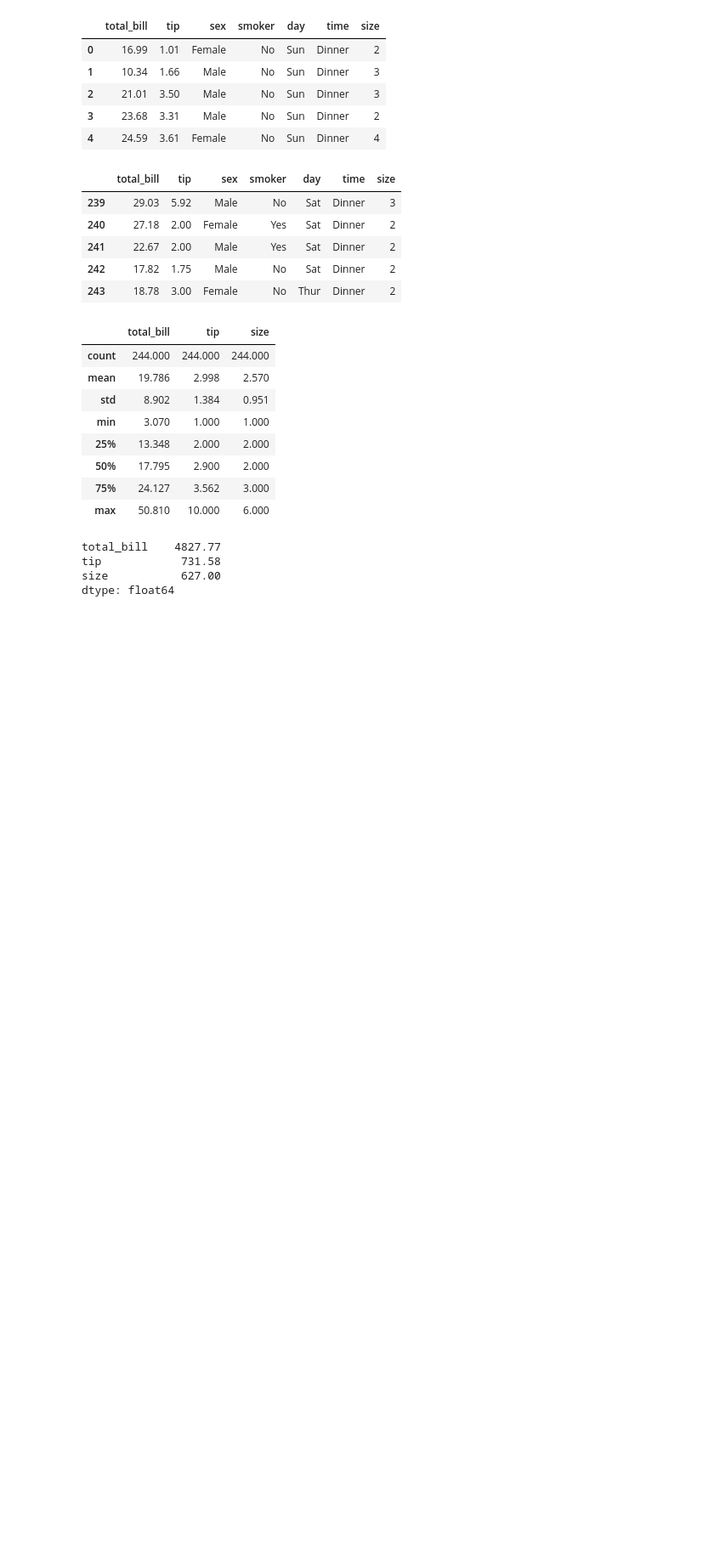
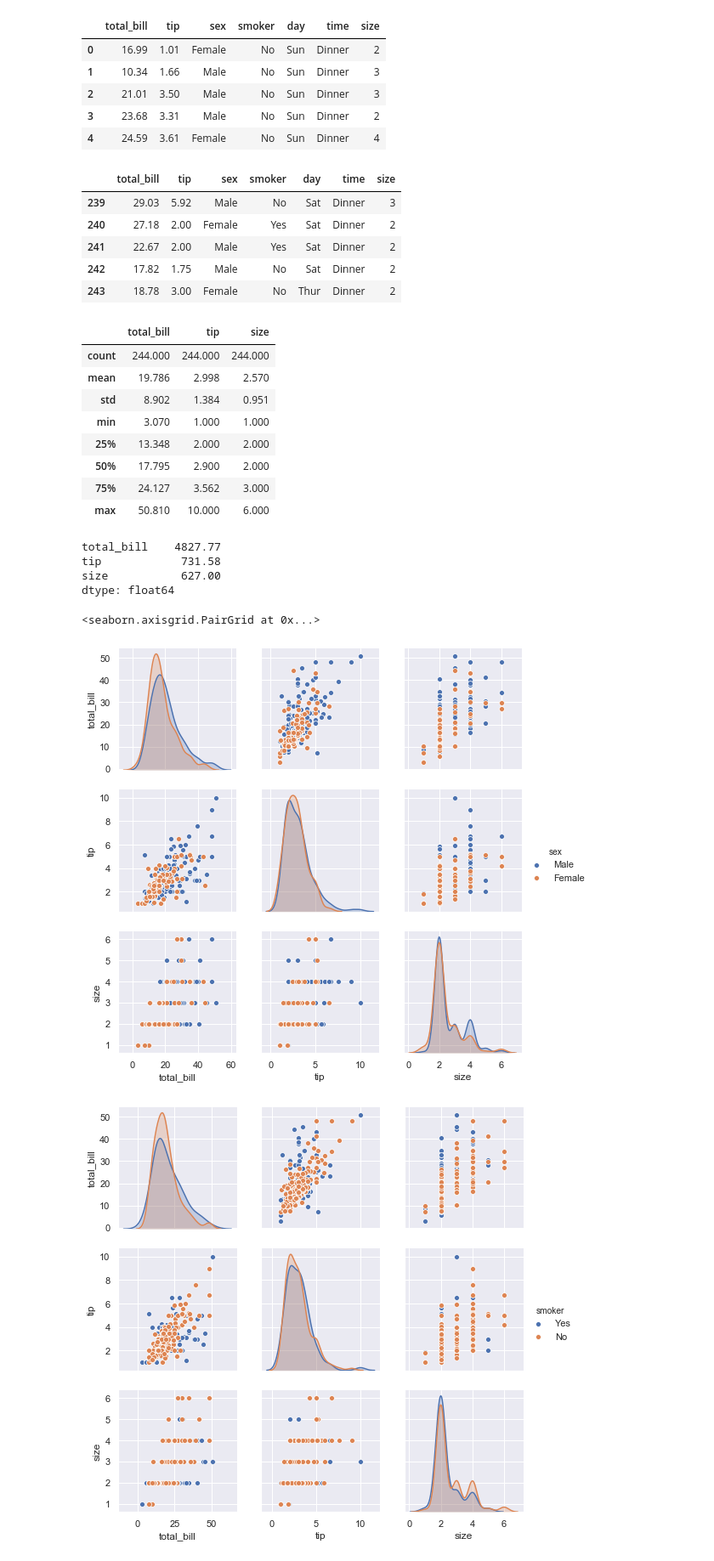
Before and after one commit to Pmcg1/FoDA_Project_2019, a Jupyter notebook: FoDA_Assessment_2019.ipynb, the cells around one changed output. Shown at 85% size. Cells and saved outputs as stored; diff of their text form; code cells hidden in the pictures; blank space fills up the shorter version.

Commit message:
added multiple plots for visualisation

```diff
--- a/FoDA_Assessment_2019.ipynb
+++ b/FoDA_Assessment_2019.ipynb
@@ -56,3 +62,15 @@ total_bill    4827.77
 tip            731.58
 size           627.00
 dtype: float64
+# %%
+sns.set(style="darkgrid")
+# %%
+# Pairplots, mainly for quick error checking etc
+sns.pairplot(df, hue = 'sex')
+sns.pairplot(df, hue = 'smoker')
+sns.pairplot(df, hue = 'day')
+sns.pairplot(df, hue = 'time')
+# %% [output]
+<seaborn.axisgrid.PairGrid at 0x...>
+[figure, added]
+[figure, added]
```
Also changed, not shown: parts of 8 cells of this notebook.
